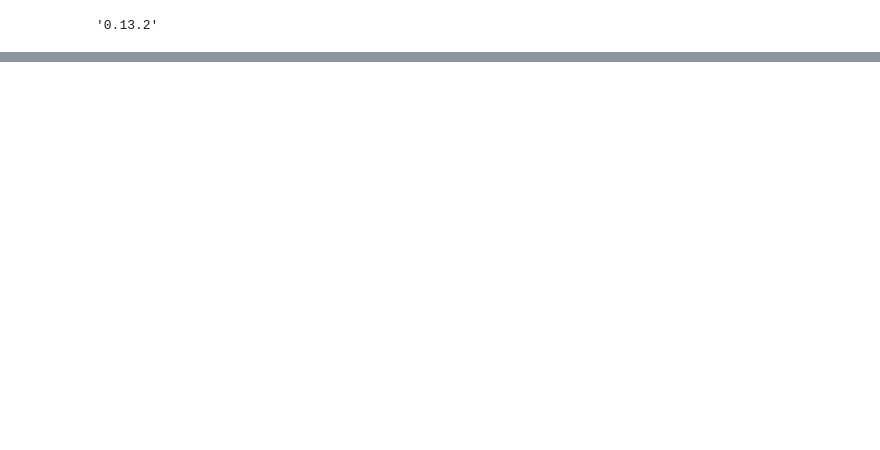
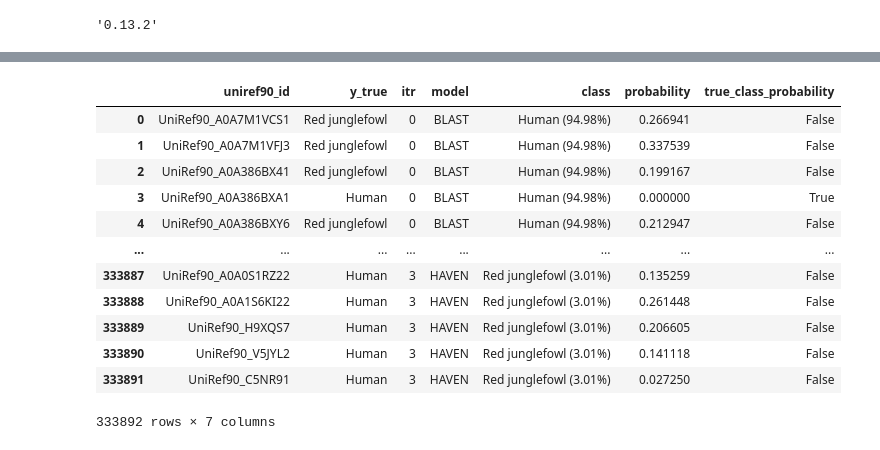
Before and after one commit to NSF-COMPASS-Center/HAVEN, a Jupyter notebook: src/jupyter_notebooks/results-analysis/uniref90/uniref90_embl_all_models_auprc_analysis-virus-genus-split.ipynb, the cells around one changed output, grey strips where cells are left out. Cells and saved outputs as stored; diff of their text form; code cells hidden in the pictures; blank space fills up the shorter version.

```diff
--- a/src/jupyter_notebooks/results-analysis/uniref90/uniref90_embl_all_models_auprc_analysis-virus-genus-split.ipynb
+++ b/src/jupyter_notebooks/results-analysis/uniref90/uniref90_embl_all_models_auprc_analysis-virus-genus-split.ipynb
@@ -201,3 +336,19 @@ Read output HAVEN-Genus split = (18473, 7)
+# %%
+y
+# %% [output]
+|  | uniref90_id | y_true | itr | model | class | probability | true_class_probability |
+| 0 | UniRef90_A0A7M1VCS1 | Red junglefowl | 0 | BLAST | Human (94.98%) | 0.266941 | False |
+| 1 | UniRef90_A0A7M1VFJ3 | Red junglefowl | 0 | BLAST | Human (94.98%) | 0.337539 | False |
+| 2 | UniRef90_A0A386BX41 | Red junglefowl | 0 | BLAST | Human (94.98%) | 0.199167 | False |
+| 3 | UniRef90_A0A386BXA1 | Human | 0 | BLAST | Human (94.98%) | 0.000000 | True |
+| 4 | UniRef90_A0A386BXY6 | Red junglefowl | 0 | BLAST | Human (94.98%) | 0.212947 | False |
+| ... | ... | ... | ... | ... | ... | ... | ... |
+| 333887 | UniRef90_A0A0S1RZ22 | Human | 3 | HAVEN | Red junglefowl (3.01%) | 0.135259 | False |
+| 333888 | UniRef90_A0A1S6KI22 | Human | 3 | HAVEN | Red junglefowl (3.01%) | 0.261448 | False |
+| 333889 | UniRef90_H9XQS7 | Human | 3 | HAVEN | Red junglefowl (3.01%) | 0.206605 | False |
+| 333890 | UniRef90_V5JYL2 | Human | 3 | HAVEN | Red junglefowl (3.01%) | 0.141118 | False |
+| 333891 | UniRef90_C5NR91 | Human | 3 | HAVEN | Red junglefowl (3.01%) | 0.027250 | False |
+333892 rows × 7 columns
 # %%
 def combine_output_files(output_filepath_template, itrs, output_filename):
     dfs = []
```
Also changed, not shown: parts of 6 cells of this notebook, 4 other files.
